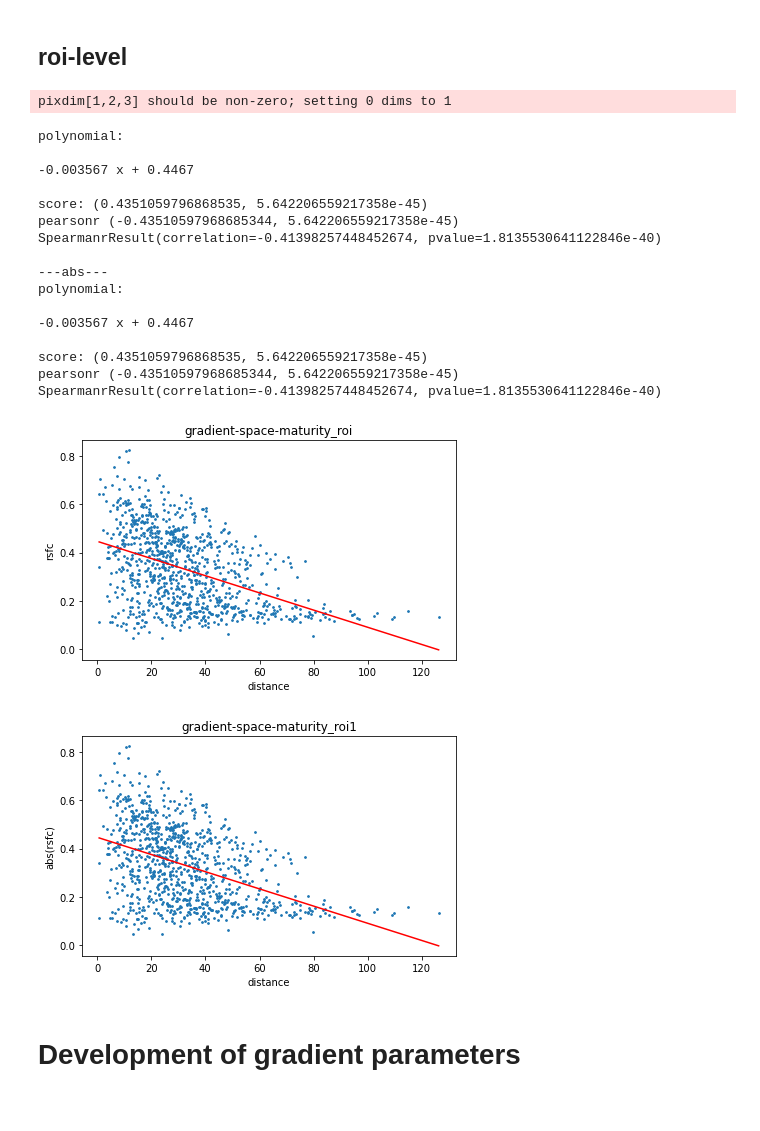
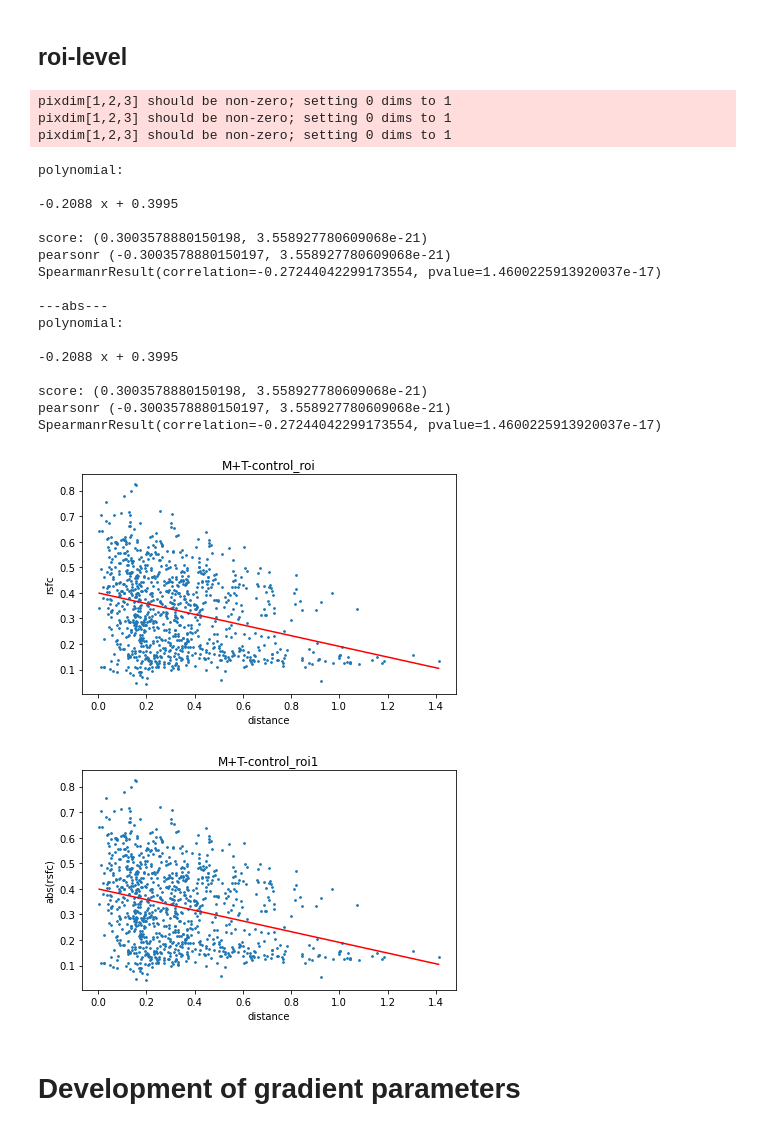
Before and after one commit to BNUCNL/nibrain, a Jupyter notebook: cxy_visual_dev/scripts/plot_scatter.ipynb, the cells around one changed output. Drawn from its saved outputs; the diff is of its cells as text; code cells hidden in the pictures.

Commit message:
cxy_visual_dev: update

```diff
--- a/cxy_visual_dev/scripts/plot_scatter.ipynb
+++ b/cxy_visual_dev/scripts/plot_scatter.ipynb
@@ -77,8 +137,9 @@ SpearmanrResult(correlation=-0.488245536391455, pvalue=0.0)
 # %% [markdown]
 ## roi-level
 # %%
-out_name = 'gradient-space-maturity'
+# out_name = 'gradient-space-maturity'
 # out_name = 'surface-space-control'
+out_name = 'M+T-control'
 atlas = Atlas('HCP-MMP')
 rois = get_rois('MMP-vis3-R')
 n_roi = len(rois)
@@ -128,6 +189,17 @@ elif out_name == 'surface-space-control':
             x[x_idx] = np.mean(ds2)
             x_idx += 1
 
+elif out_name == 'M+T-control':
+    # prepare x （M+T空间）
+    m_map = nib.load(s1200_avg_myelin).get_fdata()
+    t_map = nib.load(s1200_avg_thickness).get_fdata()
+    coords = np.zeros((n_roi, 2))
+    for roi_idx, roi in enumerate(rois):
+        mask = atlas.get_mask(roi)
+        coords[roi_idx, 0] = np.mean(m_map[mask])
+        coords[roi_idx, 1] = np.mean(t_map[mask])
+    x = pdist(coords)
+
 else:
     raise ValueError
 
@@ -135,43 +207,45 @@ fig, ax = plt.subplots(1, 1)
 plot_polyfit(x, y, 1, color='r', s=3, ax=ax)
 ax.set_xlabel('distance')
 ax.set_ylabel('rsfc')
 ax.set_title(f'{out_name}_roi')
 fig.tight_layout()
 fig.savefig(pjoin(work_dir, f'{out_name}_roi.jpg'))
 print('pearsonr', pearsonr(x, y))
 print(spearmanr(x, y))
 
 print('\n---abs---')
 y1 = np.abs(y)
 fig1, ax1 = plt.subplots(1, 1)
 plot_polyfit(x, y1, 1, color='r', s=3, ax=ax1)
 ax1.set_xlabel('distance')
 ax1.set_ylabel('abs(rsfc)')
 ax1.set_title(f'{out_name}_roi1')
 fig1.tight_layout()
 fig1.savefig(pjoin(work_dir, f'{out_name}_roi1.jpg'))
 print('pearsonr', pearsonr(x, y1))
 print(spearmanr(x, y1))
 # %% [output]
 pixdim[1,2,3] should be non-zero; setting 0 dims to 1
+pixdim[1,2,3] should be non-zero; setting 0 dims to 1
+pixdim[1,2,3] should be non-zero; setting 0 dims to 1
 polynomial:
 
--0.003567 x + 0.4467
+-0.2088 x + 0.3995
 
-score: (0.4351059796868535, 5.642206559217358e-45)
-pearsonr (-0.43510597968685344, 5.642206559217358e-45)
-SpearmanrResult(correlation=-0.41398257448452674, pvalue=1.8135530641122846e-40)
+score: (0.3003578880150198, 3.558927780609068e-21)
+pearsonr (-0.3003578880150197, 3.558927780609068e-21)
+SpearmanrResult(correlation=-0.27244042299173554, pvalue=1.4600225913920037e-17)
 
 ---abs---
 polynomial:
 
--0.003567 x + 0.4467
+-0.2088 x + 0.3995
 
-score: (0.4351059796868535, 5.642206559217358e-45)
-pearsonr (-0.43510597968685344, 5.642206559217358e-45)
-SpearmanrResult(correlation=-0.41398257448452674, pvalue=1.8135530641122846e-40)
+score: (0.3003578880150198, 3.558927780609068e-21)
+pearsonr (-0.3003578880150197, 3.558927780609068e-21)
+SpearmanrResult(correlation=-0.27244042299173554, pvalue=1.4600225913920037e-17)
-[figure, old version]
+[figure, new version]
-[figure, old version]
+[figure, new version]
 # %% [markdown]
 # Development of gradient parameters
 # %% [markdown]
```
Also changed, not shown: parts of 3 cells of this notebook.
